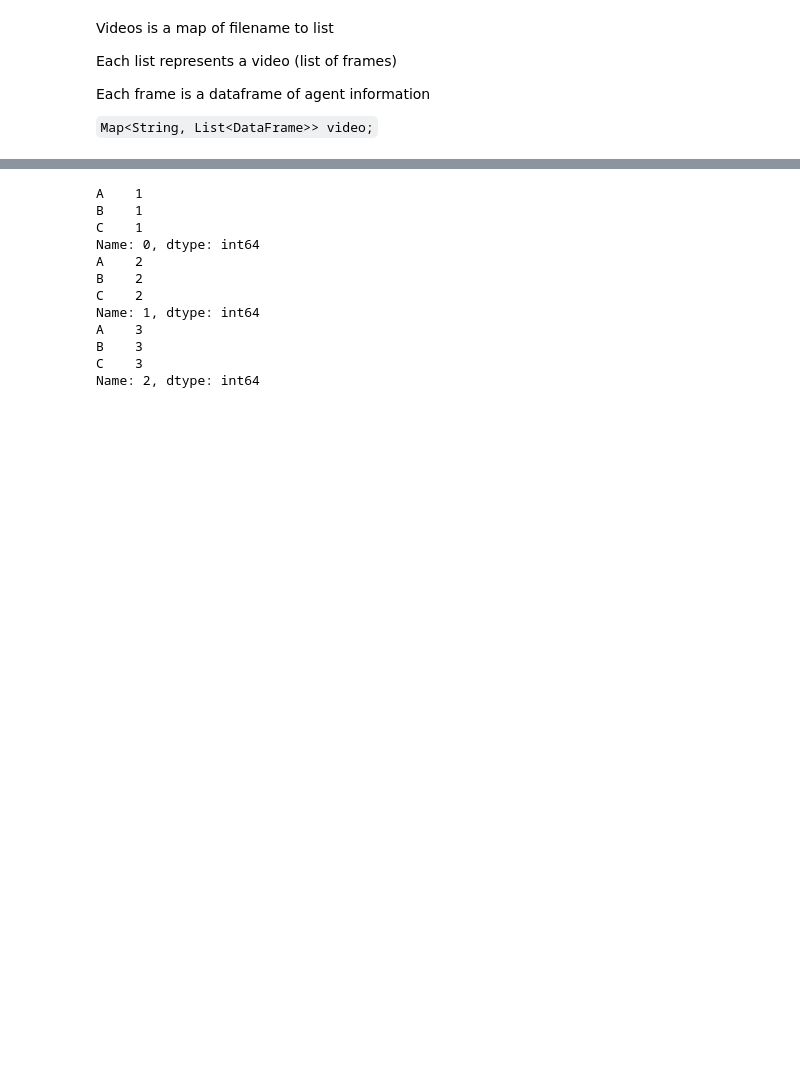
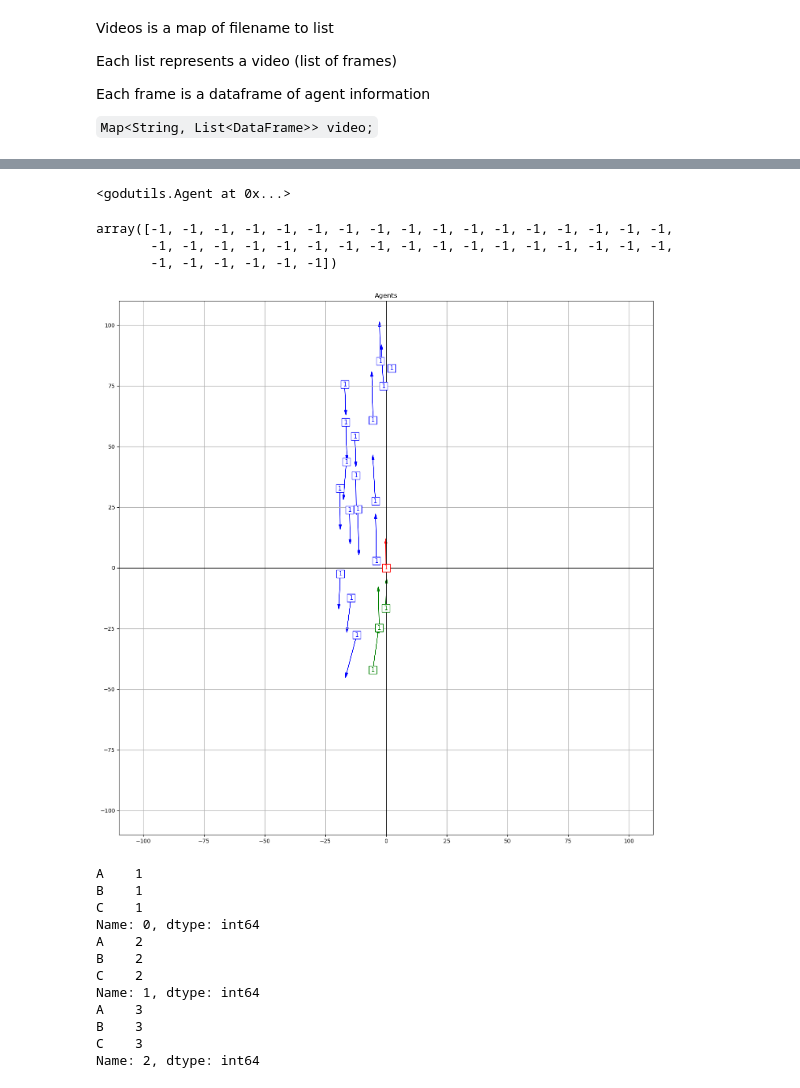
Before and after one commit to harryyan966/godcrat, a Jupyter notebook: godview.ipynb, the cells around one changed output, grey strips where cells are left out. Saved outputs shown, nothing was run; the diff lists cells and outputs as text; code cells hidden in the pictures; blank space fills up the shorter version.

Commit message:
Debug trivial actions and build plotting tool

```diff
--- a/godview.ipynb
+++ b/godview.ipynb
@@ -53,3 +96,25 @@ videos['0.csv'][0]
+# %%
+t = g.Trajectories(videos['0.csv'])
+t.getEgo(0)
+# %% [output]
+<godutils.Agent at 0x...>
+# %%
+importlib.reload(g)
+np.array(g.ClassifyFrame(videos['0.csv'][0]))
+# %% [output]
+array([-1, -1, -1, -1, -1, -1, -1, -1, -1, -1, -1, -1, -1, -1, -1, -1, -1,
+       -1, -1, -1, -1, -1, -1, -1, -1, -1, -1, -1, -1, -1, -1, -1, -1, -1,
+       -1, -1, -1, -1, -1, -1])
+# %%
+t = g.Trajectories(videos['0.csv'])
+e = t.getEgo(0)
+a = t.getAgent(0, 'scene-000000-1')
+
+
+importlib.reload(g)
+g.PlotAgents([e, *t.getNonEgoAgents(0)], size=110)
+# %% [output]
+[figure, added]
 # %%
 import pandas as pd
 a = pd.DataFrame(
```
Also changed, not shown: parts of 5 cells of this notebook, 3 other files.
